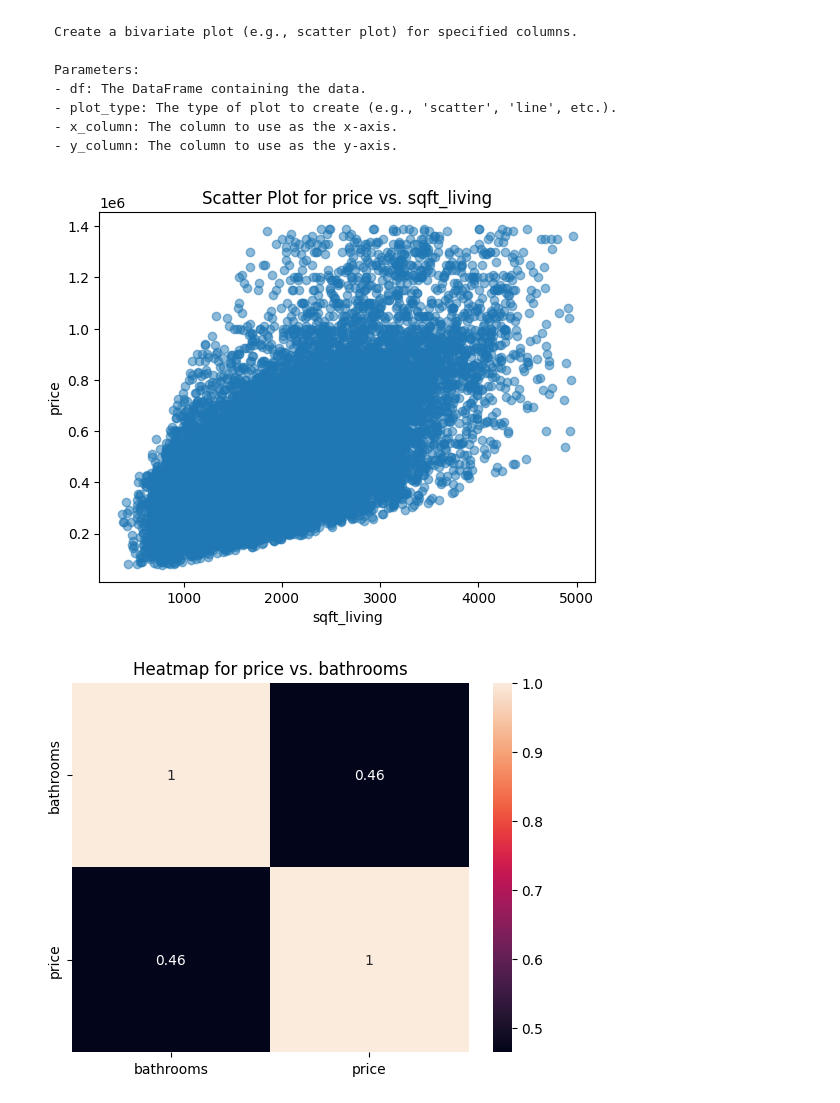
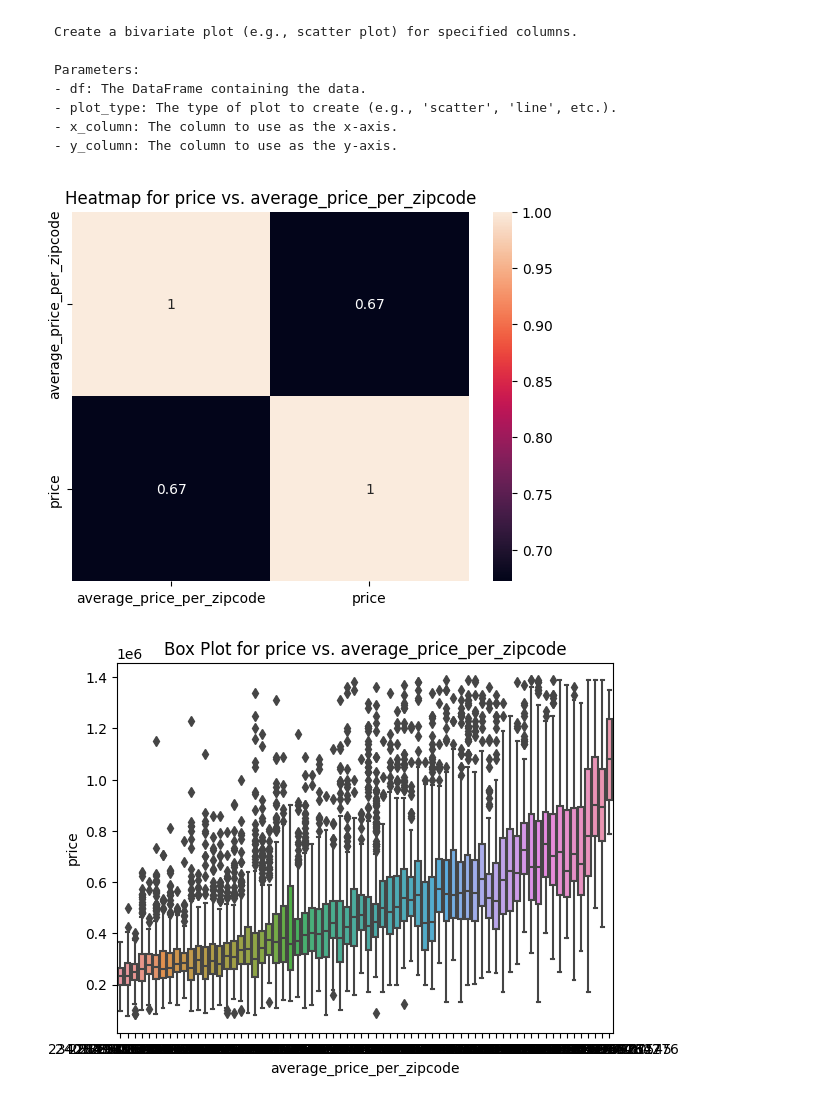
Before and after one commit to robbymumo/DSF-FT06-GROUP-2-PHASE---PROJECT, a Jupyter notebook: student.ipynb, the cells around one changed output. Saved outputs shown, nothing was run; the diff lists cells and outputs as text; code cells hidden in the pictures.

```diff
--- a/student.ipynb
+++ b/student.ipynb
@@ -817,7 +761,8 @@ Name: price, dtype: float64
     The other features that have a low correlation to price will be used to engineer new features and subswquently dropped
 # %%
 # Assuming 'df' is your original DataFrame
-columns_to_drop = ['has_basement', 'yr_renovated', 'renovated', 'sqft_lot', 'sqft_lot15', 'yr_built', 'long', 'lat', 'id', 'zipcode', 'age' ]
+# columns_to_drop = ['has_basement', 'yr_renovated', 'renovated', 'sqft_lot', 'sqft_lot15', 'yr_built', 'long', 'lat', 'id', 'zipcode', 'age' ]
+columns_to_drop = [ 'sqft_lot', 'sqft_lot15', 'yr_built', 'long', 'lat', 'id', 'zipcode', 'age' ]
 
 # Create a new copy of the data while dropping the specified columns
 new_df = new_df.drop(columns = columns_to_drop, axis=1).copy()
@@ -1031,3 +988,11 @@ memory usage: 2.3 MB
+# %%
+# Assuming 'df1' is your original DataFrame
+columns_to_drop = [ ]
+
+# Create a new copy of the data while dropping the specified columns
+df1 = df1.drop(columns = columns_to_drop, axis=1).copy()
+
+# 'new_df' is a copy of the data without the specified columns
 # %%
 correlations = df1.corr()['price']
 
@@ -1106,12 +1073,9 @@ memory usage: 2.3 MB
 # Define the quantile dictionary
 quantiles_dict = {
     'price':0.97,
-    # 'bathrooms': 0.99,
     'sqft_living': 0.99,
     'bedrooms': 0.95,
-    # 'sqft_lot':0.99,
-    'sqft_above':0.99,
-    'sqft_basement':0.99,
+    'sqft_above':0.99
 }
 
 # Filter rows above the specified quantiles for the specified columns
@@ -1184,7 +1150,7 @@ Name: price, dtype: float64
     - y_column: The column to use as the y-axis.
 # %%
 
-def create_bivariate_plot(df, plot_type, x_column, y_column):
+def create_bivariate_plot(df, plot_type, x_column, y_column, fit_reg=False):
 
     if plot_type == 'scatter':
         plt.scatter(df[x_column], df[y_column], alpha=0.5)
@@ -1224,11 +1190,12 @@ def create_bivariate_plot(df, plot_type, x_column, y_column):
 # %%
 
 # Create a scatter plot for 'sqft_living' vs. 'price'
-create_bivariate_plot(filtered_df, plot_type='scatter', x_column='sqft_living', y_column='price')
+create_bivariate_plot(filtered_df, plot_type='heatmap', x_column='average_price_per_zipcode', y_column='price', fit_reg=True)
 # %% [output]
-[figure, old version]
+[figure, new version]
 # %%
-# Create a scatter plot for 'bathrooms' vs. 'price'
-create_bivariate_plot(filtered_df, plot_type='heatmap', x_column='bathrooms', y_column='price')
+
+# Create a scatter plot for 'sqft_living' vs. 'price'
+create_bivariate_plot(filtered_df, plot_type='boxplot', x_column='average_price_per_zipcode', y_column='price', fit_reg=True)
 # %% [output]
-[figure, old version]
+[figure, new version]
```
Also changed, not shown: parts of 91 cells of this notebook.
